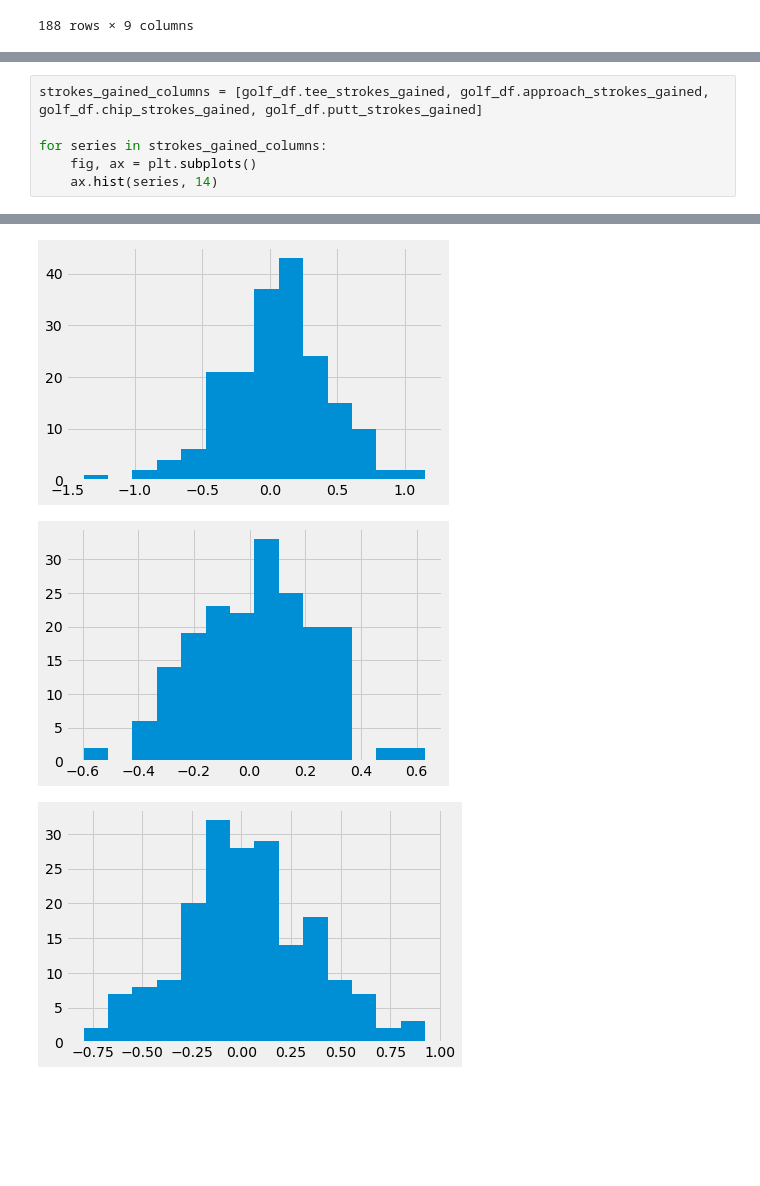
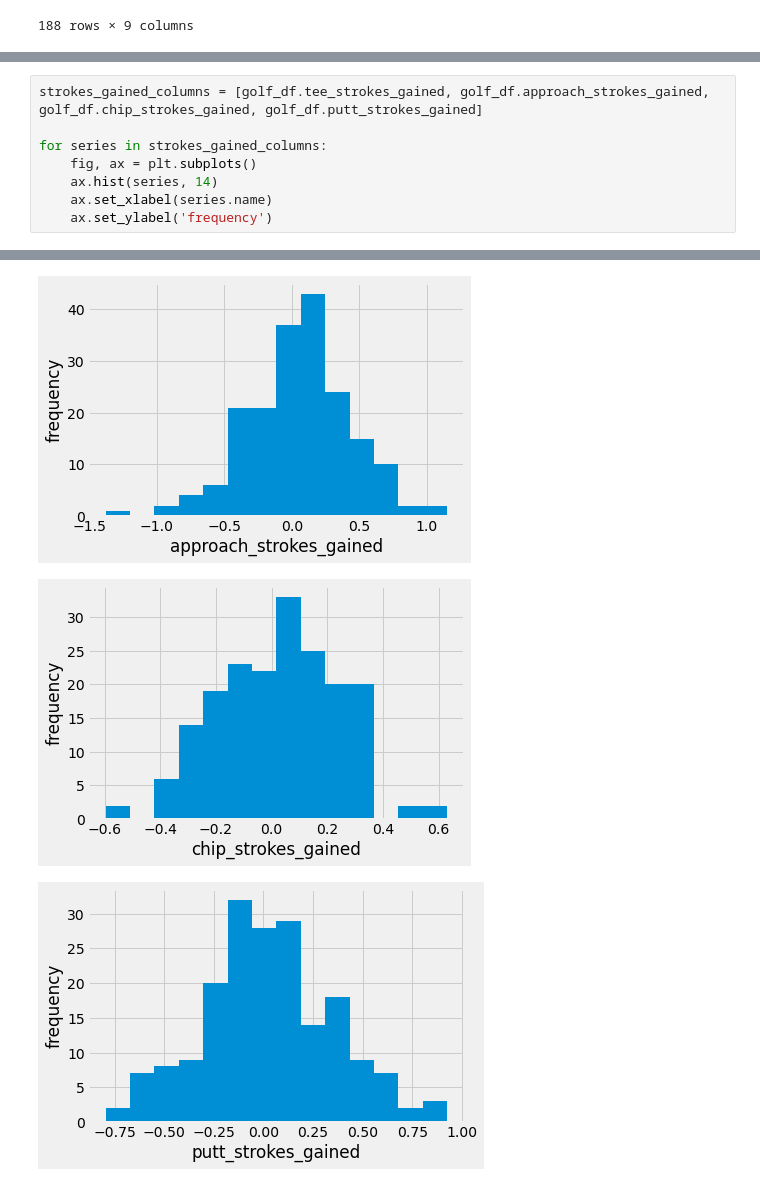
Before and after one commit to qnchenry-q/PGA-EDA, a Jupyter notebook: Scraper.ipynb, the cells around one changed output, grey strips where cells are left out. Drawn from its saved outputs; the diff is of its cells as text; blank space fills up the shorter version.

```diff
--- a/Scraper.ipynb
+++ b/Scraper.ipynb
@@ -587,4 +588,6 @@ strokes_gained_columns = [golf_df.tee_strokes_gained, golf_df.approach_strokes_g
 for series in strokes_gained_columns:
     fig, ax = plt.subplots()
     ax.hist(series, 14)
+    ax.set_xlabel(series.name)
+    ax.set_ylabel('frequency')
 # %% [output]
@@ -592,3 +595,3 @@ for series in strokes_gained_columns:
-[figure, old version]
+[figure, new version]
-[figure, old version]
+[figure, new version]
-[figure, old version]
+[figure, new version]
```
Also changed, not shown: parts of 6 cells of this notebook.
